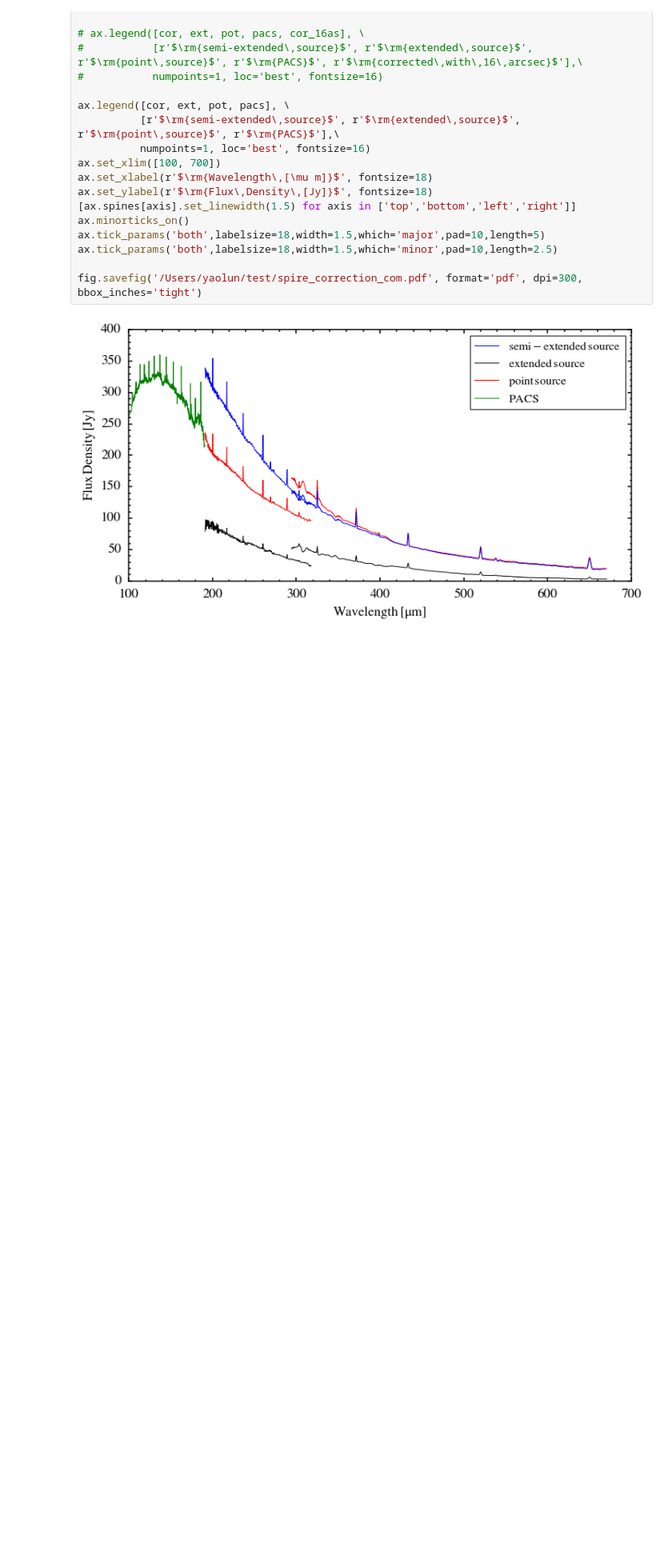
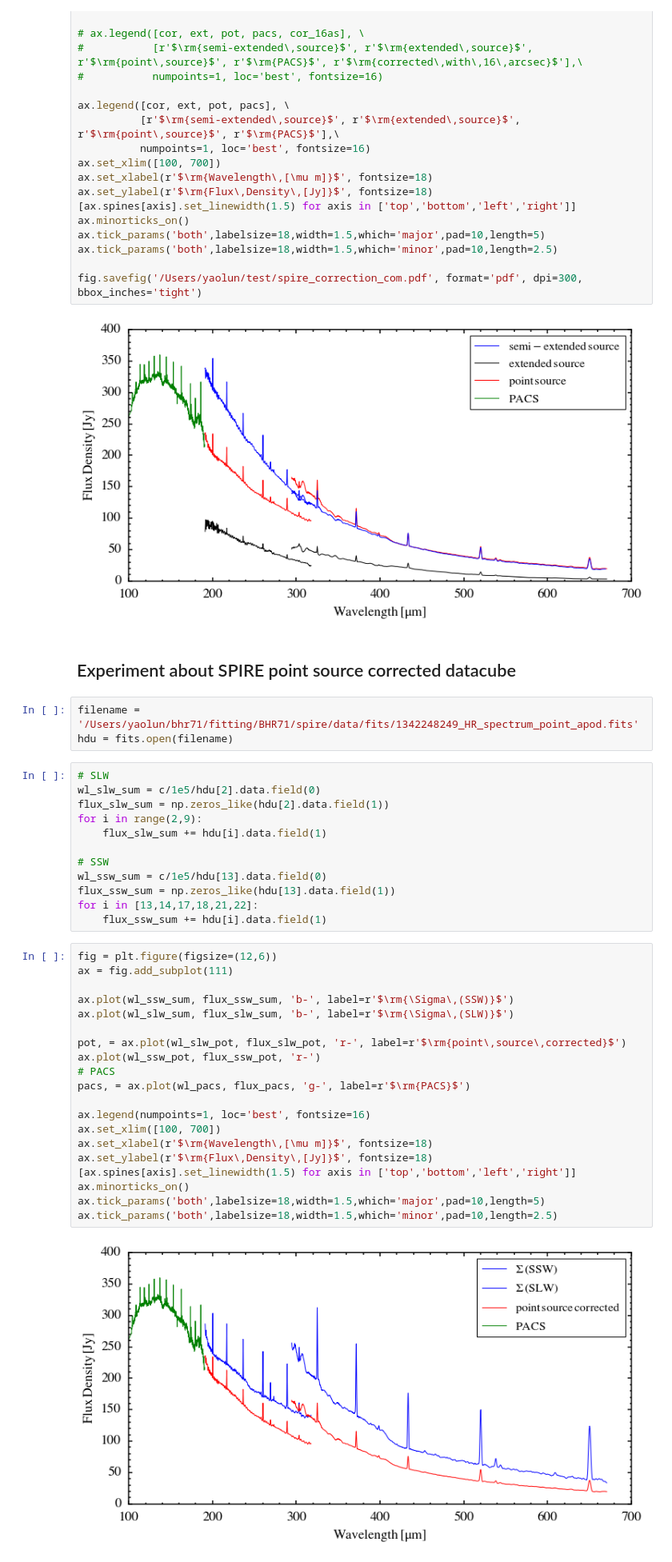
Before and after one commit to yaolun/sa, a Jupyter notebook: spire_products_comparison.ipynb, the cells around one changed output. Shown: that part at 80% size. Drawn from its saved outputs; the diff is of its cells as text; blank space fills up the shorter version.

```diff
--- a/spire_products_comparison.ipynb
+++ b/spire_products_comparison.ipynb
@@ -91,3 +91,42 @@ ax.tick_params('both',labelsize=18,width=1.5,which='minor',pad=10,length=2.5)
 fig.savefig('/Users/yaolun/test/spire_correction_com.pdf', format='pdf', dpi=300, bbox_inches='tight')
 # %% [output]
 [figure]
+# %% [markdown]
+## Experiment about SPIRE point source corrected datacube
+# %%
+filename = '/Users/yaolun/bhr71/fitting/BHR71/spire/data/fits/1342248249_HR_spectrum_point_apod.fits'
+hdu = fits.open(filename)
+# %%
+# SLW
+wl_slw_sum = c/1e5/hdu[2].data.field(0)
+flux_slw_sum = np.zeros_like(hdu[2].data.field(1))
+for i in range(2,9):
+    flux_slw_sum += hdu[i].data.field(1)
+
+# SSW
+wl_ssw_sum = c/1e5/hdu[13].data.field(0)
+flux_ssw_sum = np.zeros_like(hdu[13].data.field(1))
+for i in [13,14,17,18,21,22]:
+    flux_ssw_sum += hdu[i].data.field(1)
+# %%
+fig = plt.figure(figsize=(12,6))
+ax = fig.add_subplot(111)
+
+ax.plot(wl_ssw_sum, flux_ssw_sum, 'b-', label=r'$\rm{\Sigma\,(SSW)}$')
+ax.plot(wl_slw_sum, flux_slw_sum, 'b-', label=r'$\rm{\Sigma\,(SLW)}$')
+
+pot, = ax.plot(wl_slw_pot, flux_slw_pot, 'r-', label=r'$\rm{point\,source\,corrected}$')
+ax.plot(wl_ssw_pot, flux_ssw_pot, 'r-')
+# PACS
+pacs, = ax.plot(wl_pacs, flux_pacs, 'g-', label=r'$\rm{PACS}$')
+
+ax.legend(numpoints=1, loc='best', fontsize=16)
+ax.set_xlim([100, 700])
+ax.set_xlabel(r'$\rm{Wavelength\,[\mu m]}$', fontsize=18)
+ax.set_ylabel(r'$\rm{Flux\,Density\,[Jy]}$', fontsize=18)
+[ax.spines[axis].set_linewidth(1.5) for axis in ['top','bottom','left','right']]
+ax.minorticks_on()
+ax.tick_params('both',labelsize=18,width=1.5,which='major',pad=10,length=5)
+ax.tick_params('both',labelsize=18,width=1.5,which='minor',pad=10,length=2.5)
+# %% [output]
+[figure, added]
```
